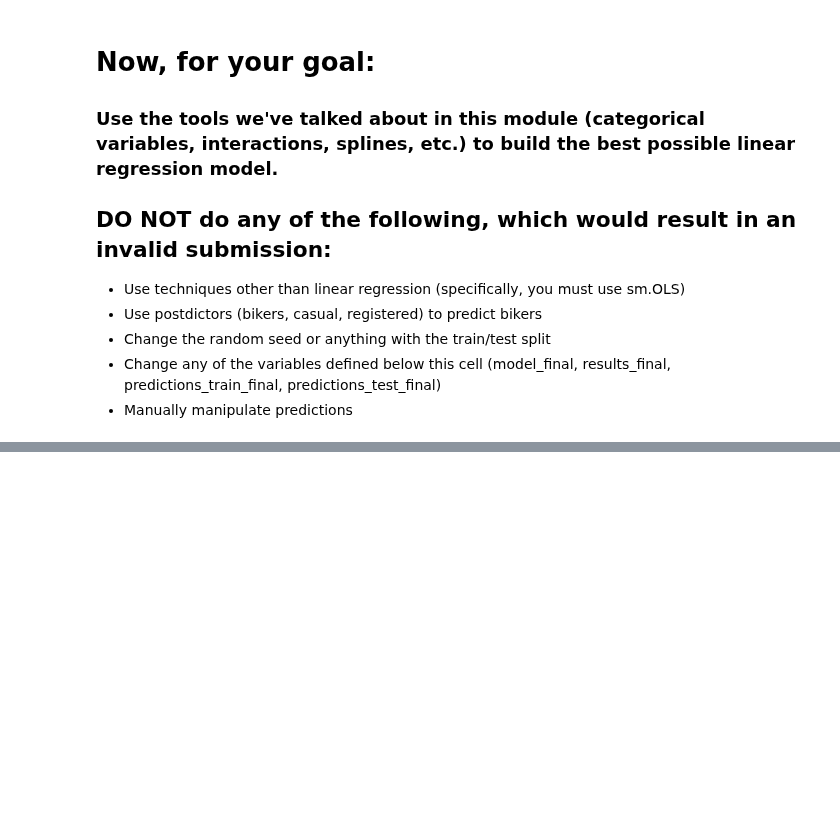
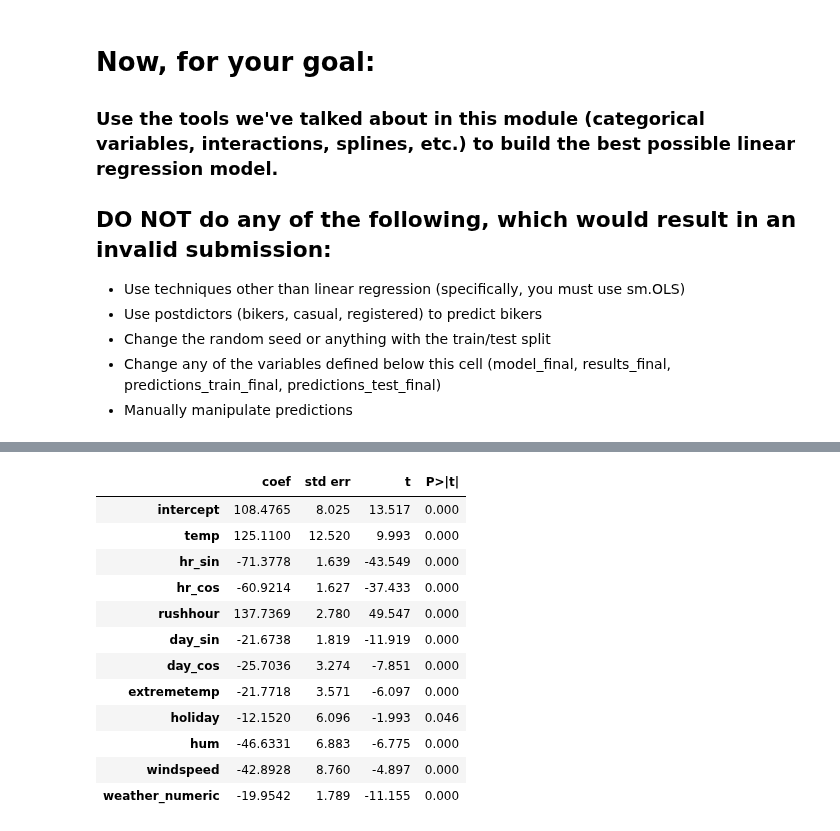
Before and after one commit to nthompson09873-ai/code_2600, a Jupyter notebook: mod05_nonlinear.ipynb, the cells around one changed output, grey strips where cells are left out. Cells and saved outputs as stored; diff of their text form; code cells hidden in the pictures; blank space fills up the shorter version.

```diff
--- a/mod05_nonlinear.ipynb
+++ b/mod05_nonlinear.ipynb
@@ -274,12 +416,28 @@ plot_avg_actual_vs_predicted_by_feature(X=X_train,
 # %%
 # Build your linear regression model here.
 vars_to_include = [
     #fillin
+    'intercept', 'temp', 'hr_sin', 'hr_cos', 'rushhour','day_sin', 'day_cos', 'extremetemp', 'holiday', 'hum', 'windspeed', 'weather_numeric'
 ]
+
 
 model_final = sm.OLS(y_train, X_train[vars_to_include])
 results_final = model_final.fit()
 summarize(results_final)
+# %% [output]
+|  | coef | std err | t | P>|t| |
+| intercept | 108.4765 | 8.025 | 13.517 | 0.000 |
+| temp | 125.1100 | 12.520 | 9.993 | 0.000 |
+| hr_sin | -71.3778 | 1.639 | -43.549 | 0.000 |
+| hr_cos | -60.9214 | 1.627 | -37.433 | 0.000 |
+| rushhour | 137.7369 | 2.780 | 49.547 | 0.000 |
+| day_sin | -21.6738 | 1.819 | -11.919 | 0.000 |
+| day_cos | -25.7036 | 3.274 | -7.851 | 0.000 |
+| extremetemp | -21.7718 | 3.571 | -6.097 | 0.000 |
+| holiday | -12.1520 | 6.096 | -1.993 | 0.046 |
+| hum | -46.6331 | 6.883 | -6.775 | 0.000 |
+| windspeed | -42.8928 | 8.760 | -4.897 | 0.000 |
+| weather_numeric | -19.9542 | 1.789 | -11.155 | 0.000 |
 # %%
 predictions_train_final = predict(X_train[vars_to_include], results_final)
 print('MSE train: ', mse(y_train, predictions_train_final))
```
Also changed, not shown: parts of 19 cells of this notebook.
